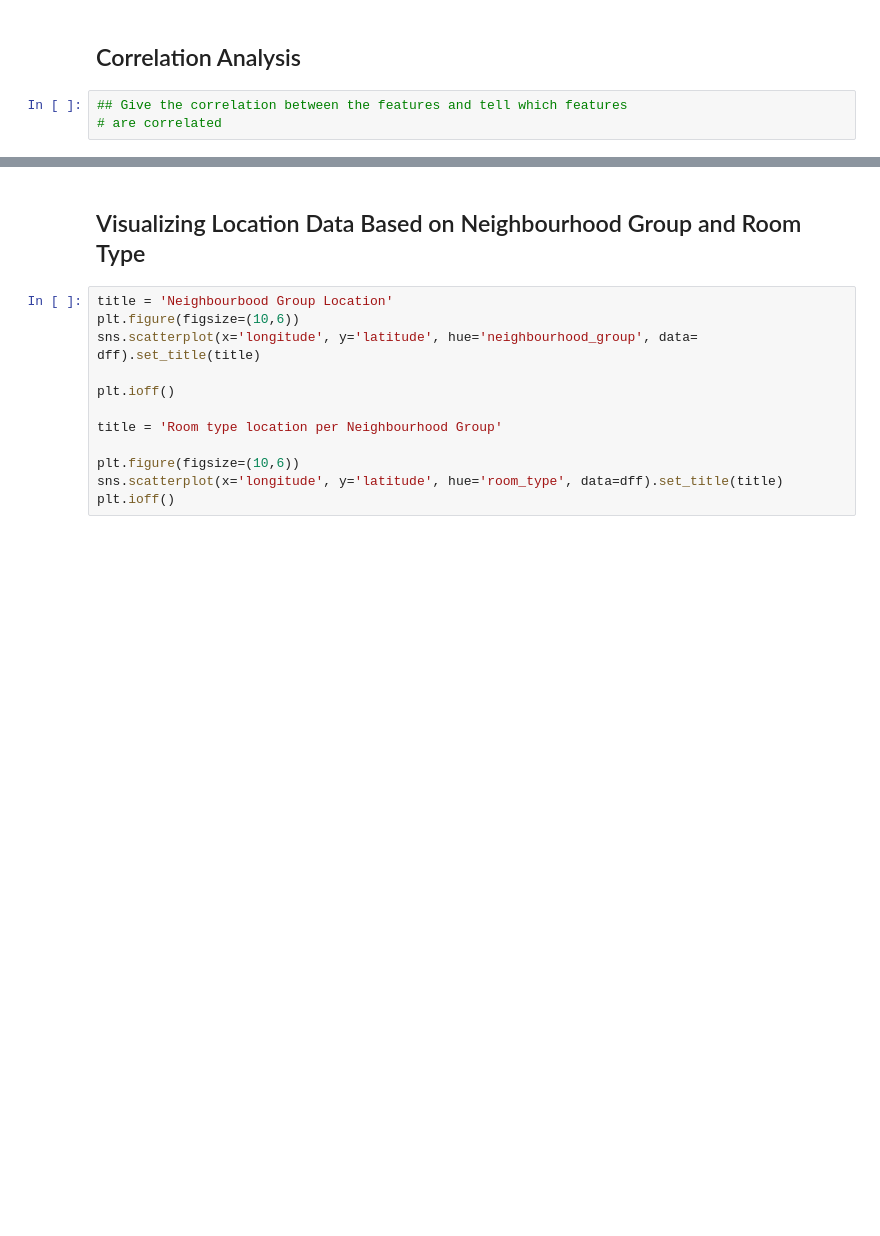
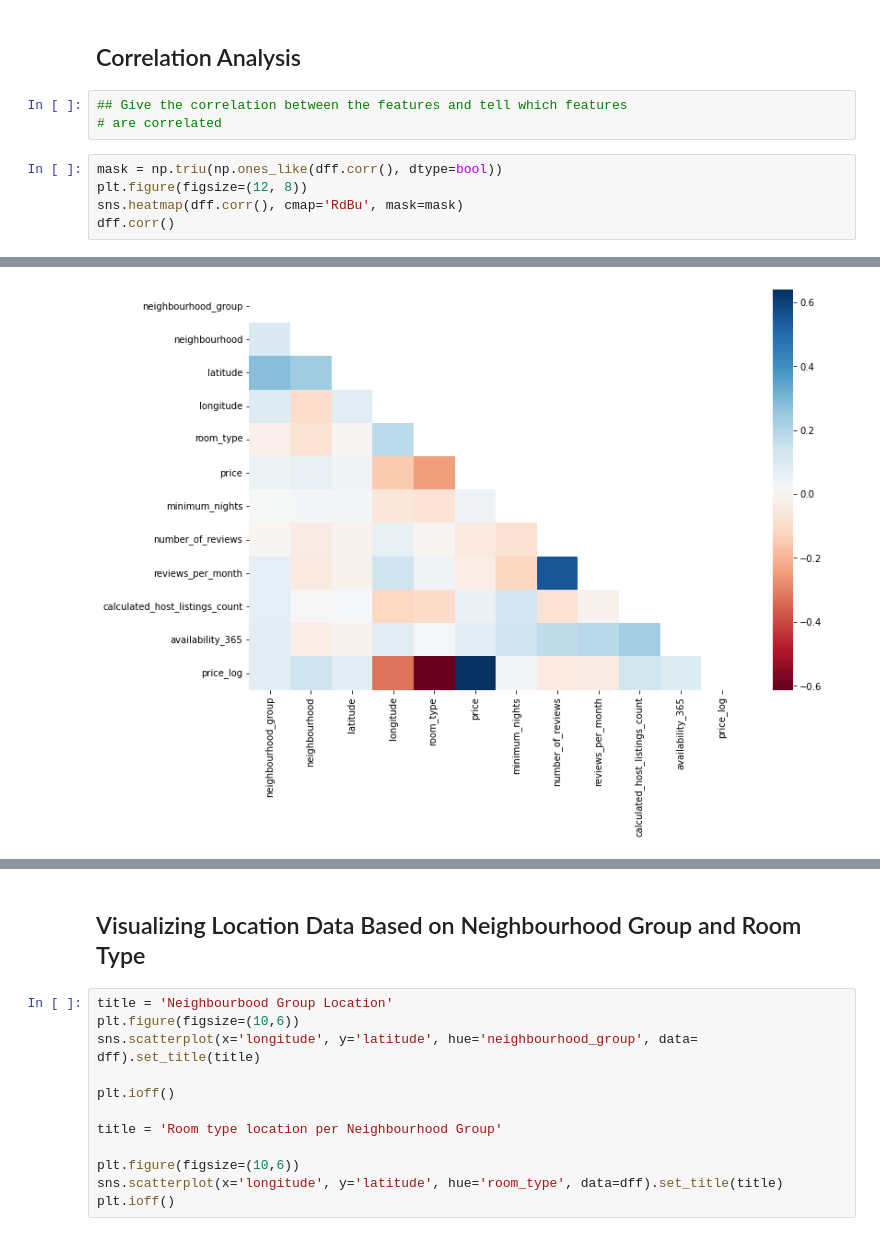
Before and after one commit to OPCODE-Open-Spring-Fest/Accommodating-Insights, a Jupyter notebook: Accommodating_Insights.ipynb, the cells around one changed output, grey strips where cells are left out. Saved outputs shown, nothing was run; the diff lists cells and outputs as text; blank space fills up the shorter version.

```diff
--- a/Accommodating_Insights.ipynb
+++ b/Accommodating_Insights.ipynb
@@ -594,3 +594,9 @@ memory usage: 3.5 MB
 # %%
 ## Give the correlation between the features and tell which features
 # are correlated
+# %%
+mask = np.triu(np.ones_like(dff.corr(), dtype=bool))
+plt.figure(figsize=(12, 8))
+sns.heatmap(dff.corr(), cmap='RdBu', mask=mask)
+dff.corr()
+# %% [output]
@@ -596,0 +616 @@ memory usage: 3.5 MB
+[figure, added]
```
Also changed, not shown: parts of 8 cells of this notebook.
